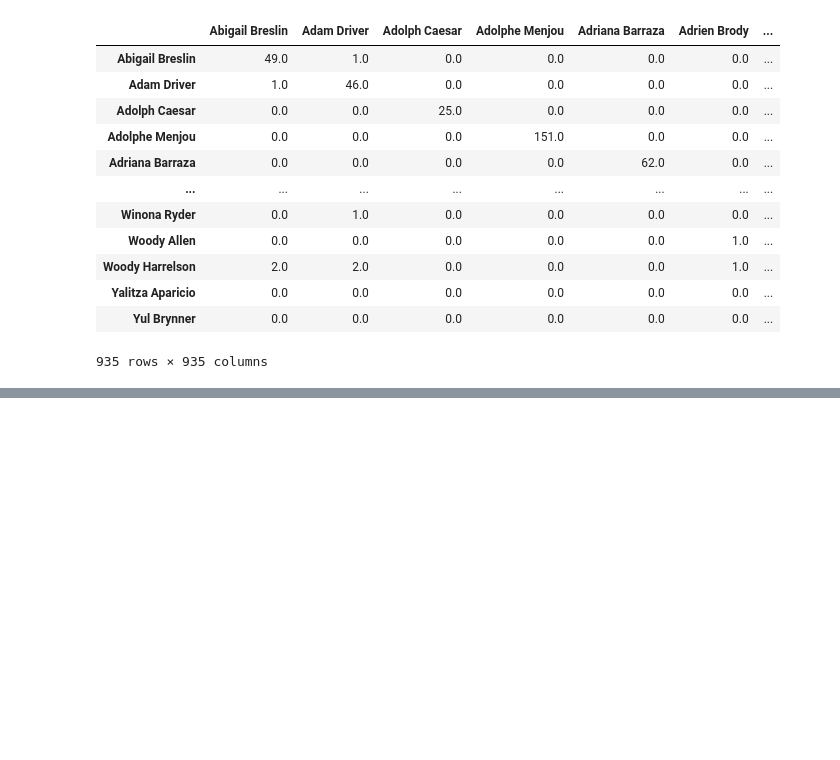
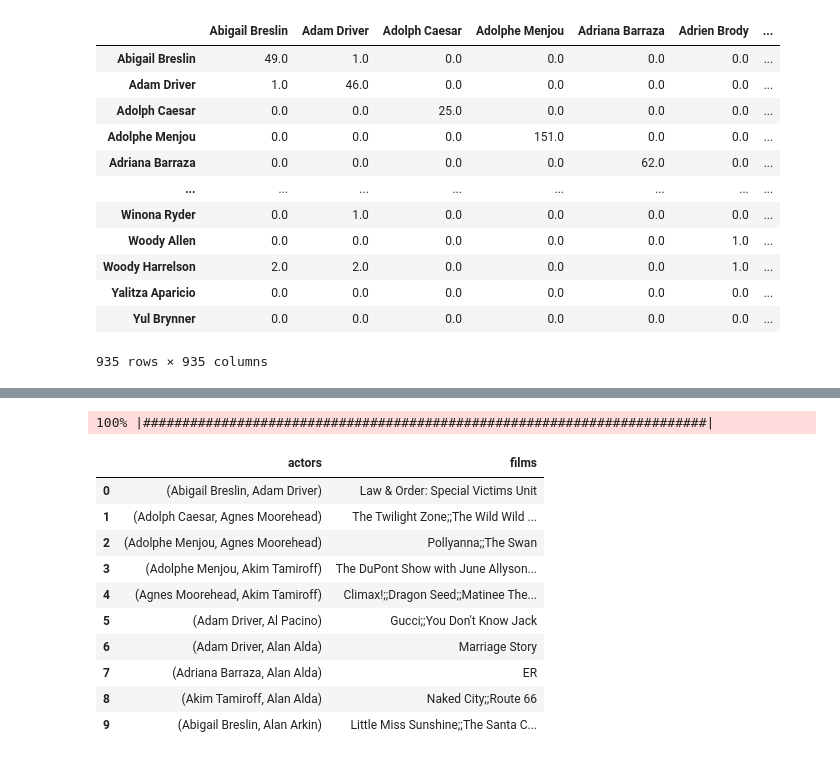
Before and after one commit to joshv2017/oscar-winners-viz, a Jupyter notebook: python-notebooks/data-creation.ipynb, the cells around one changed output, grey strips where cells are left out. Saved outputs shown, nothing was run; the diff lists cells and outputs as text; code cells hidden in the pictures; blank space fills up the shorter version.

Commit message:
adding edge data

```diff
--- a/python-notebooks/data-creation.ipynb
+++ b/python-notebooks/data-creation.ipynb
@@ -202,3 +189,7 @@ actors_df.head(10)
 # %%
 # save resulting dataframe
 #actors_df.to_csv('../data/actors.csv', index=False)
+
+# read in dataframe if necessary
+actors_df = pd.read_csv('../data/actors_backup.csv')
+actors_df.head(10)
@@ -309,0 +326,47 @@ connection_df
+# %%
+# init costars dict
+costars_dict = {}
+
+# init progress bar
+pb = ProgressBar()
+
+# get shared movie information
+for actor1 in pb(actors):
+
+    # connection_matrix is symmetric, so only need to look at half of matrix
+    for actor2 in actors[:actor_to_id[actor1]]:
+
+        # no connection
+        if connection_matrix[(actor_to_id[actor1], actor_to_id[actor2])] == 0:
+            continue
+
+        # there is a connection: get names of films for each actor
+        filmography1 = actors_df.loc[actors_df['name'] == actor1]['films'].values[0].split(';;')
+        filmography2 = actors_df.loc[actors_df['name'] == actor2]['films'].values[0].split(';;')
+
+        # find movies in common
+        shared_movies = list(set(filmography1).intersection(filmography2))
+
+        # append to dict
+        costars_dict[tuple(sorted([actor1, actor2]))] = ';;'.join(sorted(shared_movies))
+# %% [output]
+100% |########################################################################|
+# %%
+# generate dataframe
+connected_films_df = pd.DataFrame.from_dict(costars_dict, orient='index', columns=['films'])
+connected_films_df.reset_index(inplace=True)
+connected_films_df.rename(columns={'index': 'actors'}, inplace=True)
+#connected_films_df.actors = *connected_films_df.actors
+connected_films_df.head(10)
+# %% [output]
+|  | actors | films |
+| 0 | (Abigail Breslin, Adam Driver) | Law & Order: Special Victims Unit |
+| 1 | (Adolph Caesar, Agnes Moorehead) | The Twilight Zone;;The Wild Wild ... |
+| 2 | (Adolphe Menjou, Agnes Moorehead) | Pollyanna;;The Swan |
+| 3 | (Adolphe Menjou, Akim Tamiroff) | The DuPont Show with June Allyson... |
+| 4 | (Agnes Moorehead, Akim Tamiroff) | Climax!;;Dragon Seed;;Matinee The... |
+| 5 | (Adam Driver, Al Pacino) | Gucci;;You Don't Know Jack |
+| 6 | (Adam Driver, Alan Alda) | Marriage Story |
+| 7 | (Adriana Barraza, Alan Alda) | ER |
+| 8 | (Akim Tamiroff, Alan Alda) | Naked City;;Route 66 |
+| 9 | (Abigail Breslin, Alan Arkin) | Little Miss Sunshine;;The Santa C... |
```
Also changed, not shown: parts of 6 cells of this notebook.
